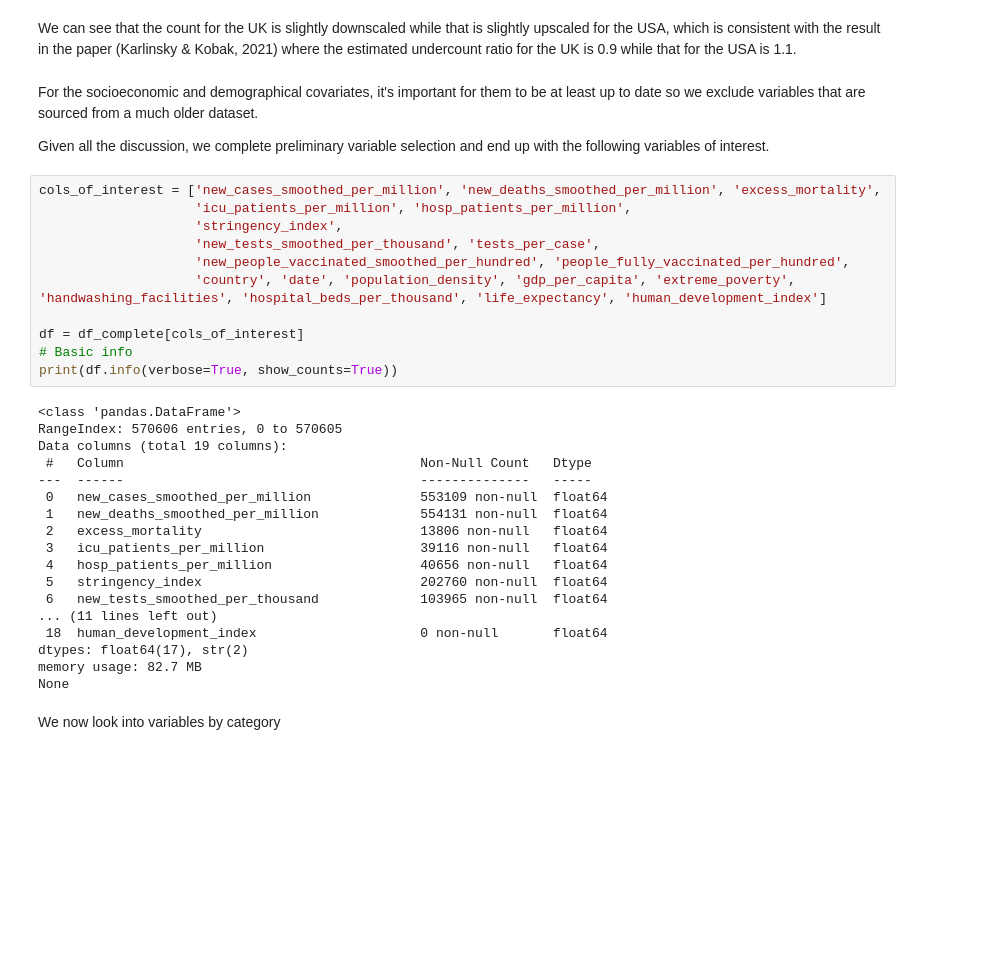
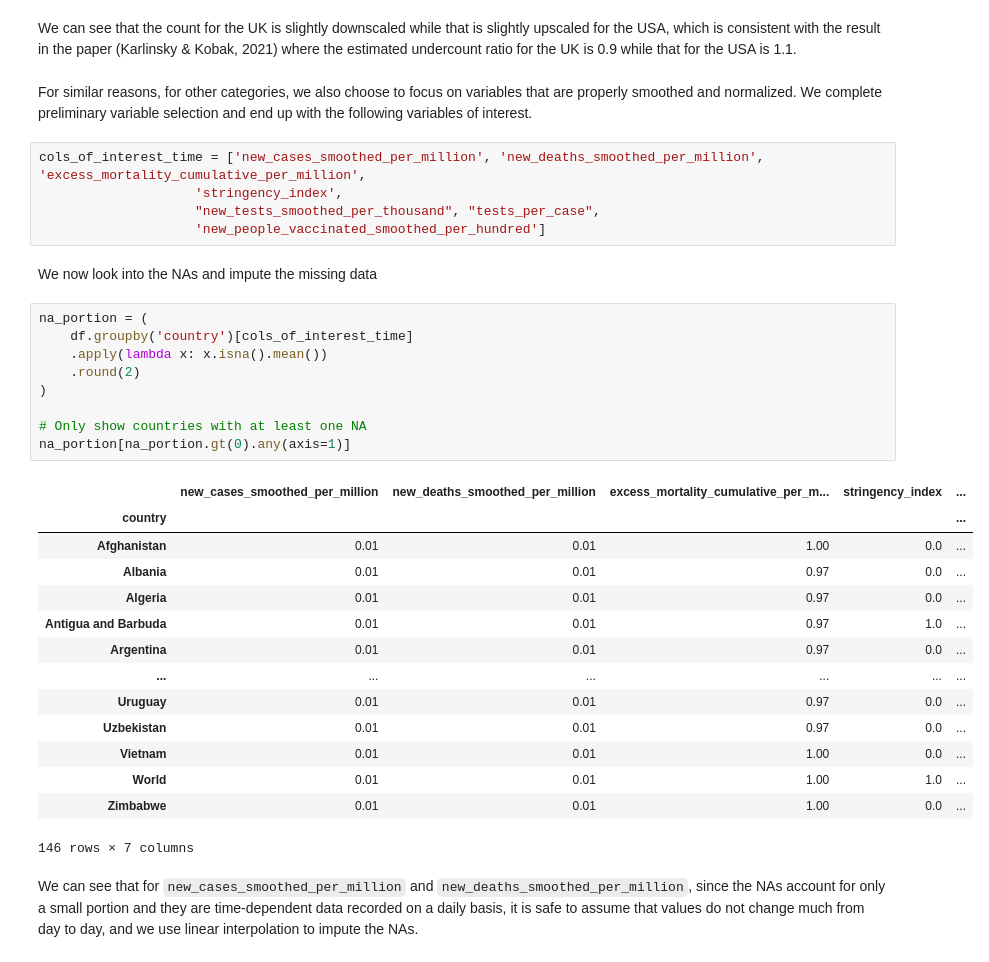
Before and after one commit to xiaoran0606/305-project, a Jupyter notebook: EDA/covid_data.ipynb, the cells around one changed output. Saved outputs shown, nothing was run; the diff lists cells and outputs as text; blank space fills up the shorter version.

```diff
--- a/EDA/covid_data.ipynb
+++ b/EDA/covid_data.ipynb
@@ -166,38 +183,37 @@ plt.show()
 # %% [markdown]
 We can see that the count for the UK is slightly downscaled while that is slightly upscaled for the USA, which is consistent with the result in the paper (Karlinsky & Kobak, 2021) where the estimated undercount ratio for the UK is 0.9 while that for the USA is 1.1.
 # %% [markdown]
-For the socioeconomic and demographical covariates, it's important for them to be at least up to date so we exclude variables that are sourced from a much older dataset.
-
-
-Given all the discussion, we complete preliminary variable selection and end up with the following variables of interest.
+For similar reasons, for other categories, we also choose to focus on variables that are properly smoothed and normalized. We complete preliminary variable selection and end up with the following variables of interest.
 # %%
-cols_of_interest = ['new_cases_smoothed_per_million', 'new_deaths_smoothed_per_million', 'excess_mortality',
-                    'icu_patients_per_million', 'hosp_patients_per_million',
+cols_of_interest_time = ['new_cases_smoothed_per_million', 'new_deaths_smoothed_per_million', 'excess_mortality_cumulative_per_million',
                     'stringency_index',
-                    'new_tests_smoothed_per_thousand', 'tests_per_case',
-                    'new_people_vaccinated_smoothed_per_hundred', 'people_fully_vaccinated_per_hundred',
-                    'country', 'date', 'population_density', 'gdp_per_capita', 'extreme_poverty', 'handwashing_facilities', 'hospital_beds_per_thousand', 'life_expectancy', 'human_development_index']
-
-df = df_complete[cols_of_interest]
-# Basic info
-print(df.info(verbose=True, show_counts=True))
+                    "new_tests_smoothed_per_thousand", "tests_per_case",
+                    'new_people_vaccinated_smoothed_per_hundred']
-# %% [output]
-<class 'pandas.DataFrame'>
-RangeIndex: 570606 entries, 0 to 570605
-Data columns (total 19 columns):
- #   Column                                      Non-Null Count   Dtype
----  ------                                      --------------   -----
- 0   new_cases_smoothed_per_million              553109 non-null  float64
- 1   new_deaths_smoothed_per_million             554131 non-null  float64
- 2   excess_mortality                            13806 non-null   float64
- 3   icu_patients_per_million                    39116 non-null   float64
- 4   hosp_patients_per_million                   40656 non-null   float64
- 5   stringency_index                            202760 non-null  float64
- 6   new_tests_smoothed_per_thousand             103965 non-null  float64
-... (11 lines left out)
- 18  human_development_index                     0 non-null       float64
-dtypes: float64(17), str(2)
-memory usage: 82.7 MB
-None
-# %% [markdown]
-We now look into variables by category
+# %% [markdown]
+We now look into the NAs and impute the missing data
+# %%
+na_portion = (
+    df.groupby('country')[cols_of_interest_time]
+    .apply(lambda x: x.isna().mean())
+    .round(2)
+)
+
+# Only show countries with at least one NA
+na_portion[na_portion.gt(0).any(axis=1)]
+# %% [output]
+|  | new_cases_smoothed_per_million | new_deaths_smoothed_per_million | excess_mortality_cumulative_per_m... | stringency_index | ... |
+| country |  |  |  |  | ... |
+| Afghanistan | 0.01 | 0.01 | 1.00 | 0.0 | ... |
+| Albania | 0.01 | 0.01 | 0.97 | 0.0 | ... |
+| Algeria | 0.01 | 0.01 | 0.97 | 0.0 | ... |
+| Antigua and Barbuda | 0.01 | 0.01 | 0.97 | 1.0 | ... |
+| Argentina | 0.01 | 0.01 | 0.97 | 0.0 | ... |
+| ... | ... | ... | ... | ... | ... |
+| Uruguay | 0.01 | 0.01 | 0.97 | 0.0 | ... |
+| Uzbekistan | 0.01 | 0.01 | 0.97 | 0.0 | ... |
+| Vietnam | 0.01 | 0.01 | 1.00 | 0.0 | ... |
+| World | 0.01 | 0.01 | 1.00 | 1.0 | ... |
+| Zimbabwe | 0.01 | 0.01 | 1.00 | 0.0 | ... |
+146 rows × 7 columns
+# %% [markdown]
+We can see that for `new_cases_smoothed_per_million` and `new_deaths_smoothed_per_million`, since the NAs account for only a small portion and they are time-dependent data recorded on a daily basis, it is safe to assume that values do not change much from day to day, and we use linear interpolation to impute the NAs.
```
Also changed, not shown: parts of 28 cells of this notebook, 4 other files.
